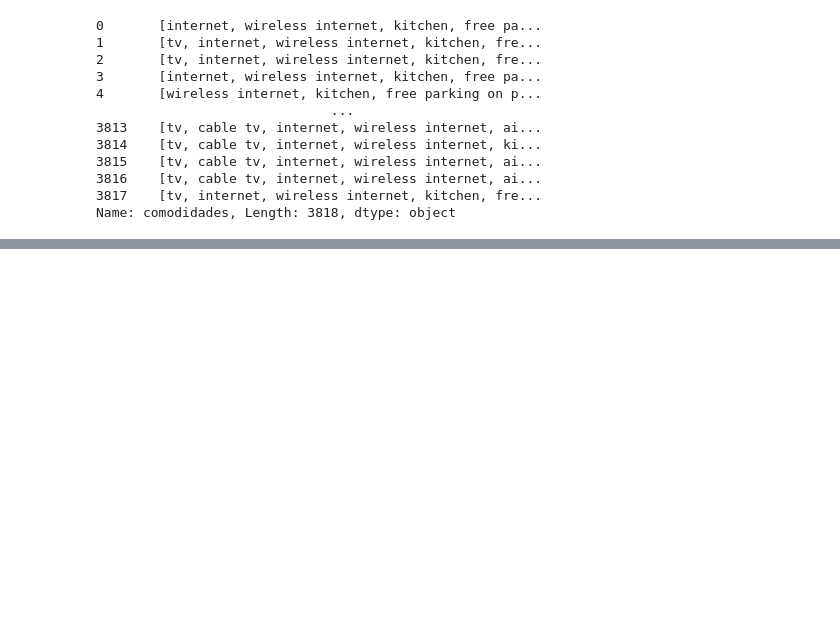
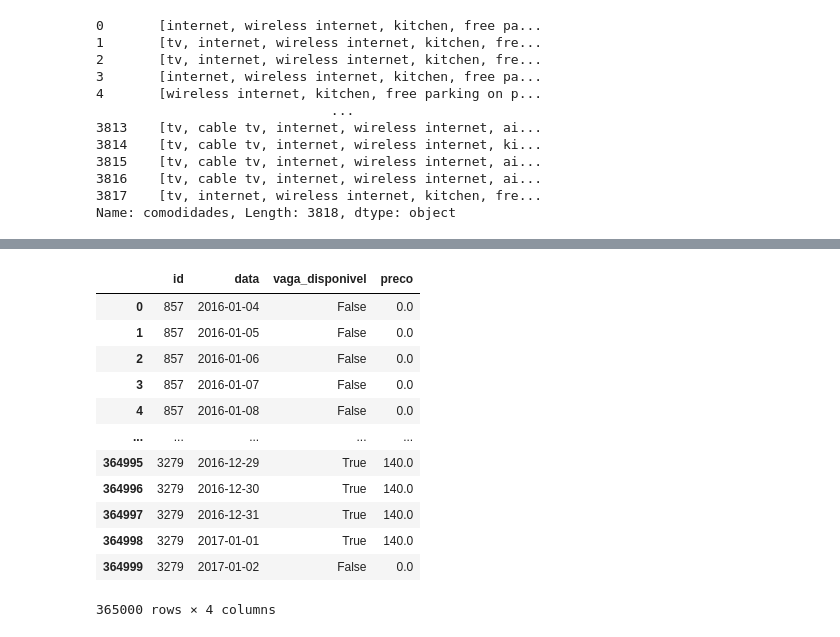
Before and after one commit to Uill-Iam/Estudo, a Jupyter notebook: Python/Data Science/Aplicacao_com_pandas/Transaformcao_manipulacao_dados/precificacao_imoveis.ipynb, the cells around one changed output, grey strips where cells are left out. Saved outputs shown, nothing was run; the diff lists cells and outputs as text; code cells hidden in the pictures; blank space fills up the shorter version.

```diff
--- a/Python/Data Science/Aplicacao_com_pandas/Transaformcao_manipulacao_dados/precificacao_imoveis.ipynb
+++ b/Python/Data Science/Aplicacao_com_pandas/Transaformcao_manipulacao_dados/precificacao_imoveis.ipynb
@@ -344,0 +368,2 @@ dados_hospedagem.head()
+# %%
+moveis_disponiveis['data'] = pd.to_datetime(moveis_disponiveis['data'])
@@ -344,0 +433,27 @@ dados_hospedagem.head()
+# %%
+# utilizamos o método fillna para preencher os elementos vazios por '0.0'
+# definimos o parâmetro de inplace para True para substituir no DataFrame
+moveis_disponiveis['preco'].fillna('0.0', inplace = True)
+
+# apagamos o $ e as vírgulas com apply lambda
+moveis_disponiveis['preco'] = moveis_disponiveis['preco'].apply(lambda x: x.replace('$', '').replace(',',''))
+
+# transformamos os tipos de dados para float64
+moveis_disponiveis['preco'] = moveis_disponiveis['preco'].astype(np.float64)
+
+# observamos o resultado final
+moveis_disponiveis
+# %% [output]
+|  | id | data | vaga_disponivel | preco |
+| 0 | 857 | 2016-01-04 | False | 0.0 |
+| 1 | 857 | 2016-01-05 | False | 0.0 |
+| 2 | 857 | 2016-01-06 | False | 0.0 |
+| 3 | 857 | 2016-01-07 | False | 0.0 |
+| 4 | 857 | 2016-01-08 | False | 0.0 |
+| ... | ... | ... | ... | ... |
+| 364995 | 3279 | 2016-12-29 | True | 140.0 |
+| 364996 | 3279 | 2016-12-30 | True | 140.0 |
+| 364997 | 3279 | 2016-12-31 | True | 140.0 |
+| 364998 | 3279 | 2017-01-01 | True | 140.0 |
+| 364999 | 3279 | 2017-01-02 | False | 0.0 |
+365000 rows × 4 columns
```
Also changed, not shown: parts of 6 cells of this notebook, 2 other files.
